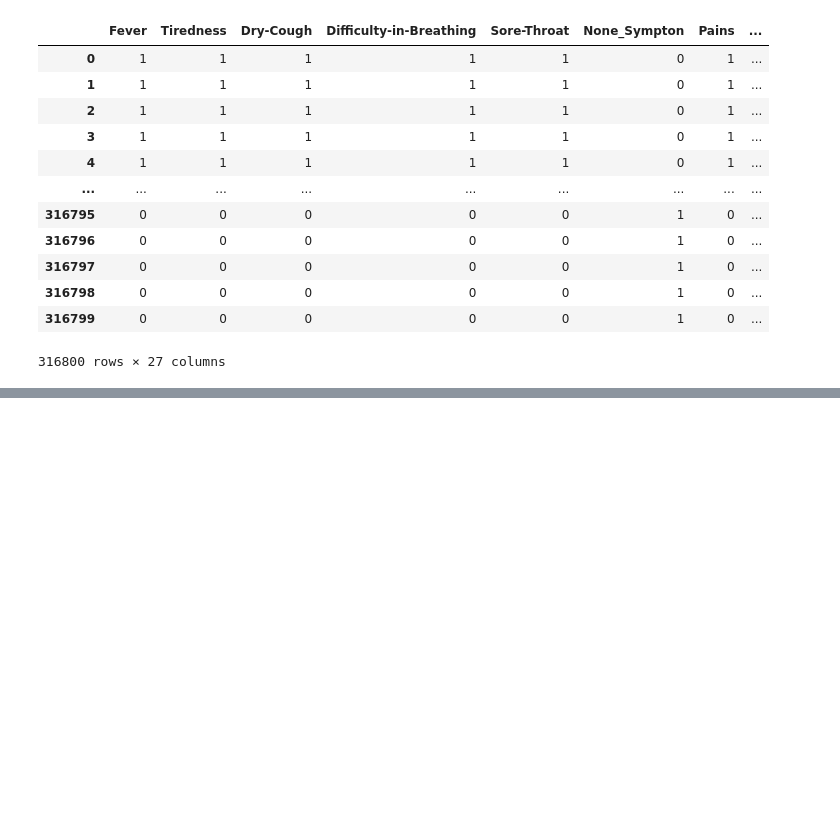
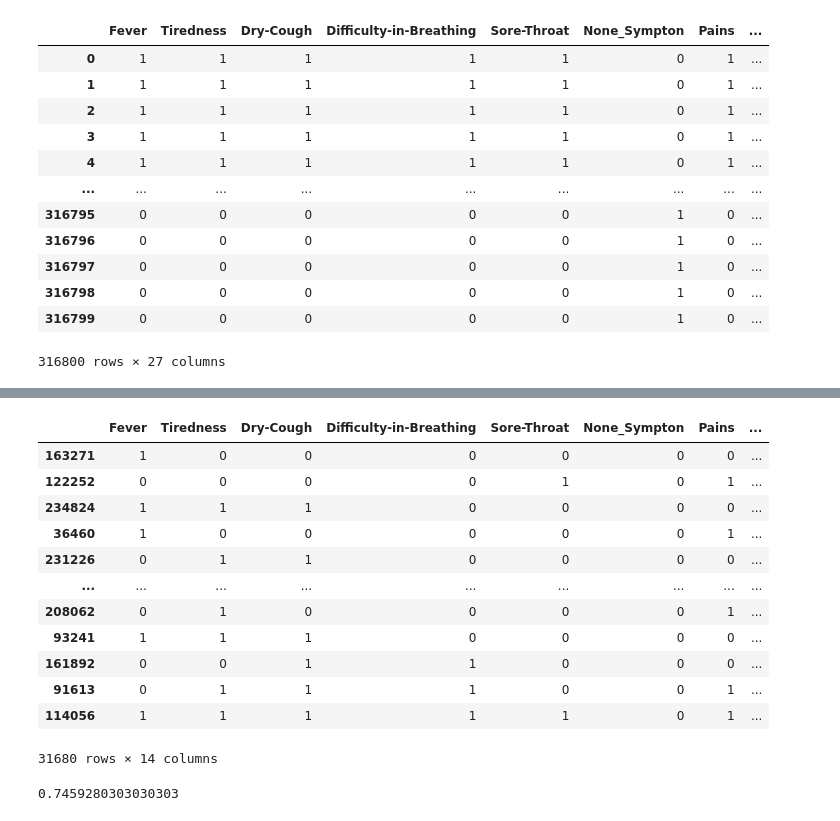
Before and after one commit to github-prathma/Spread_Of_Corona_Virus_Analysis, a Jupyter notebook: PredictionModel/PredictBasedOnConfirmedCase.ipynb, the cells around one changed output, grey strips where cells are left out. Cells and saved outputs as stored; diff of their text form; code cells hidden in the pictures; blank space fills up the shorter version.

```diff
--- a/PredictionModel/PredictBasedOnConfirmedCase.ipynb
+++ b/PredictionModel/PredictBasedOnConfirmedCase.ipynb
@@ -365,0 +375,17 @@ KeyboardInterrupt:
+# %%
+Z = X.drop(["Age_0-9","Age_10-19","Age_20-24","Age_25-59","Age_60+","Gender_Female","Gender_Male","Gender_Transgender"], axis = 1)
+Z
+# %% [output]
+|  | Fever | Tiredness | Dry-Cough | Difficulty-in-Breathing | Sore-Throat | None_Sympton | Pains | ... |
+| 163271 | 1 | 0 | 0 | 0 | 0 | 0 | 0 | ... |
+| 122252 | 0 | 0 | 0 | 0 | 1 | 0 | 1 | ... |
+| 234824 | 1 | 1 | 1 | 0 | 0 | 0 | 0 | ... |
+| 36460 | 1 | 0 | 0 | 0 | 0 | 0 | 1 | ... |
+| 231226 | 0 | 1 | 1 | 0 | 0 | 0 | 0 | ... |
+| ... | ... | ... | ... | ... | ... | ... | ... | ... |
+| 208062 | 0 | 1 | 0 | 0 | 0 | 0 | 1 | ... |
+| 93241 | 1 | 1 | 1 | 0 | 0 | 0 | 0 | ... |
+| 161892 | 0 | 0 | 1 | 1 | 0 | 0 | 0 | ... |
+| 91613 | 0 | 1 | 1 | 1 | 0 | 0 | 1 | ... |
+| 114056 | 1 | 1 | 1 | 1 | 1 | 0 | 1 | ... |
+31680 rows × 14 columns
@@ -365,0 +400,9 @@ KeyboardInterrupt:
+# %%
+res = OneVsRestClassifier(LinearSVC(random_state=0)).fit(Z, target).predict(Z)
+count = 0
+for index in range(len(target)):
+    if res[index] == target[index]:
+        count+= 1
+print(count / len(target))
+# %% [output]
+0.7459280303030303
```
Also changed, not shown: parts of 7 cells of this notebook.
